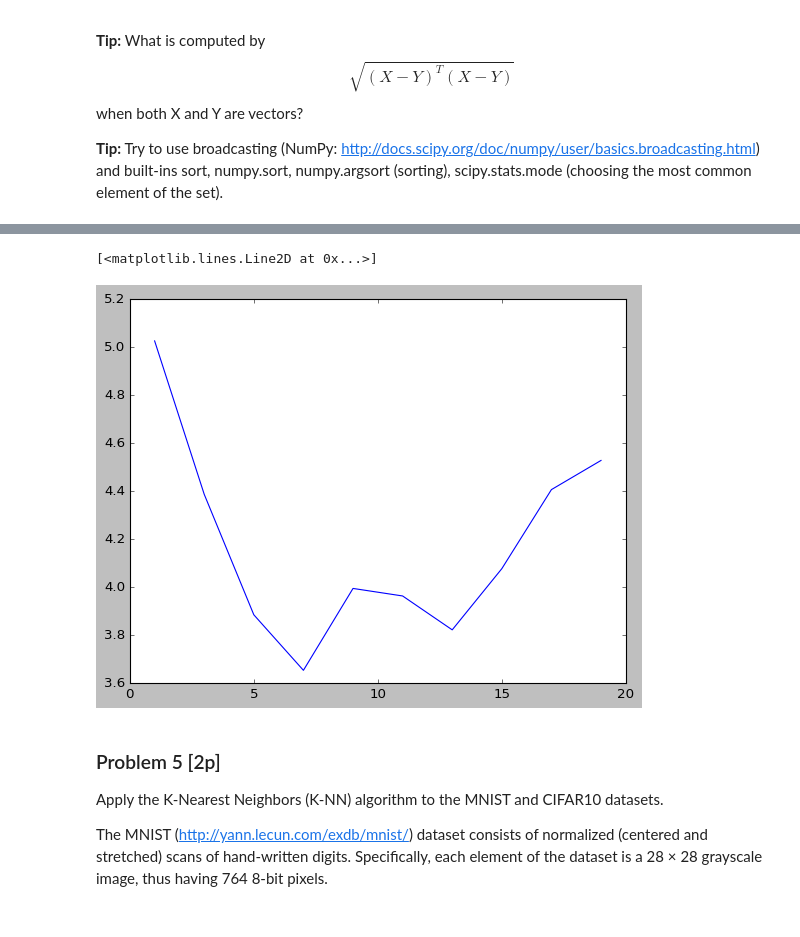
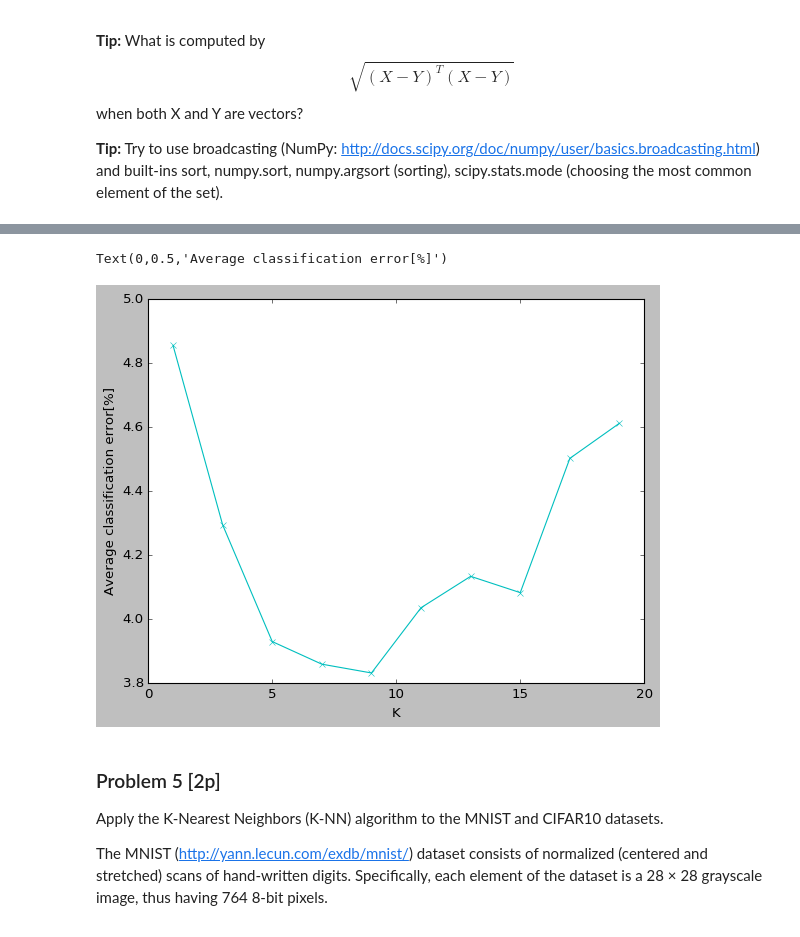
Before and after one commit to Congr00/Uni, a Jupyter notebook: Sieci Neuronowe/lab1/Assignment1.ipynb, the cells around one changed output, grey strips where cells are left out. Saved outputs shown, nothing was run; the diff lists cells and outputs as text; code cells hidden in the pictures.

```diff
--- a/Sieci Neuronowe/lab1/Assignment1.ipynb
+++ b/Sieci Neuronowe/lab1/Assignment1.ipynb
@@ -455,28 +453,30 @@ as the function of k. It should be similar to the one below.
 # %%
 errors_count = []
 for j in [1,3,5,7,9,11,13,15,17,19]:
     errors_c = 0
     for i in range(0, 500):
         ind = np.array(range(150))
         np.random.shuffle(ind)
         data = iris.data[ind]
         labels = iris.target[ind]
         petal_length = iris.data[ind, iris.feature_names.index('petal length (cm)')]
         petal_width = iris.data[ind, iris.feature_names.index('petal width (cm)')]
         data = np.array(zip(petal_length, petal_width)).T
         Set_Num = int(np.floor(150 * 66.6 / 100))
         Tre_Num = int(150 - Set_Num)
         res = np.array(kNearestNeib(data[:,:Set_Num], data[:,Set_Num:], labels[:Set_Num], j))
         errors = res == labels[Set_Num:]
         errors = np.count_nonzero(errors == False)
         errors_c += errors
     errors_c /= 500
     errors_count.append(errors_c * 100 / Tre_Num)
 errors_count
-plt.plot([1,3,5,7,9,11,13,15,17,19], errors_count)
+plt.plot([1,3,5,7,9,11,13,15,17,19], errors_count, 'cx-')
+plt.xlabel('K')
+plt.ylabel('Average classification error[%]')
 # %% [output]
-[<matplotlib.lines.Line2D at 0x...>]
+Text(0,0.5,'Average classification error[%]')
-[figure, old version]
+[figure, new version]
 # %% [markdown]
 ### Problem 5 [2p]
 
```
Also changed, not shown: parts of 6 cells of this notebook, 5 other files.
